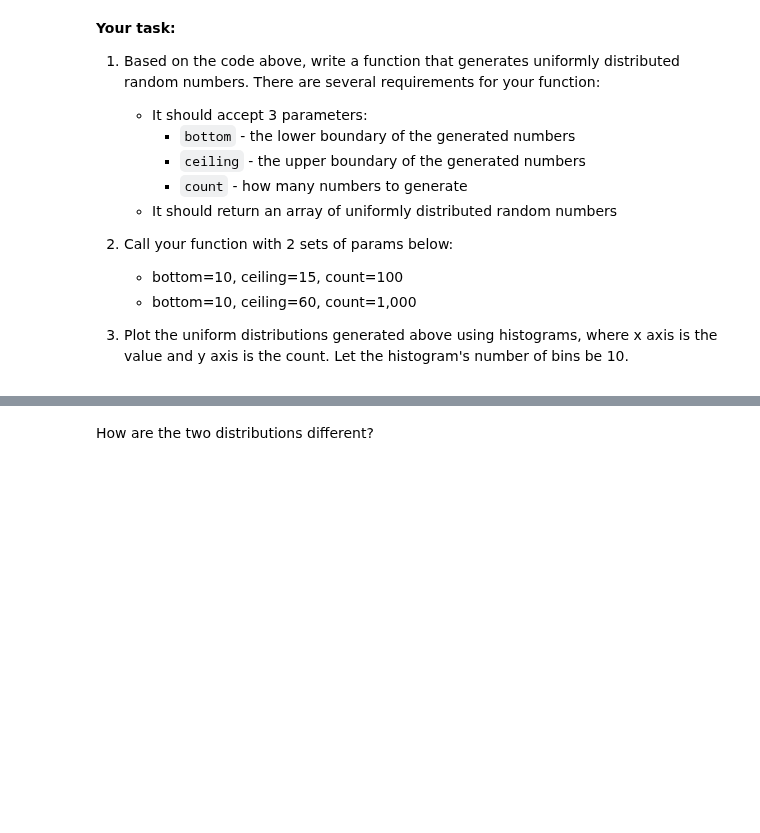
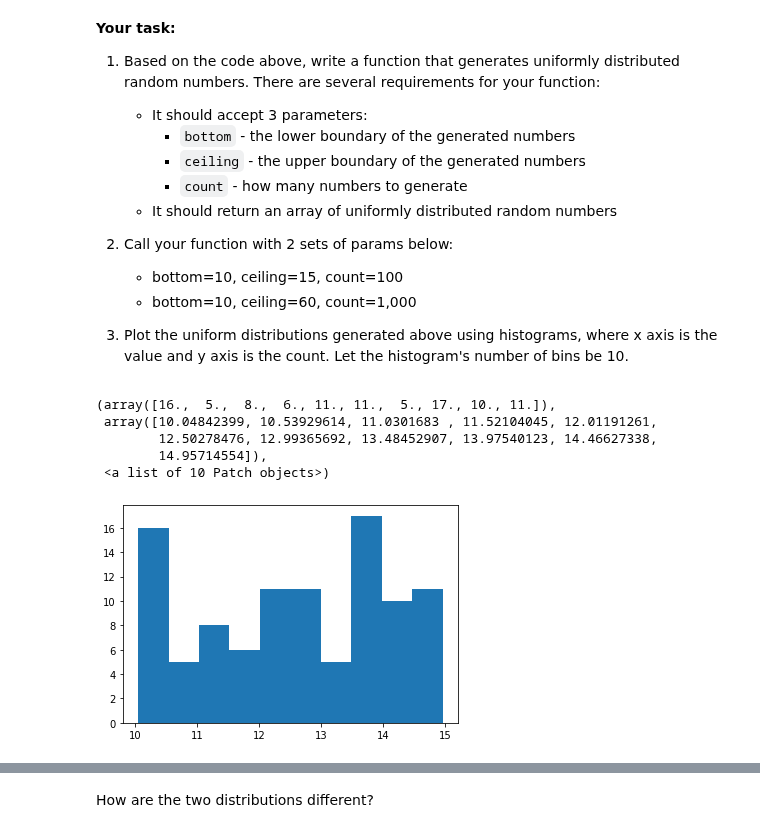
Before and after one commit to ta-datapt-bcn/lab-cont-probability-distribution, a Jupyter notebook: your_code/main.ipynb, the cells around one changed output, grey strips where cells are left out. Drawn from its saved outputs; the diff is of its cells as text; code cells hidden in the pictures; blank space fills up the shorter version.

```diff
--- a/your_code/main.ipynb
+++ b/your_code/main.ipynb
@@ -45,0 +50,18 @@ print(randoms)
+# %%
+# your code here
+
+def random_uniformed(bottom, ceiling, count):
+    x = uniform.rvs(size = count)
+    return (bottom + (ceiling - bottom) * x)
+# %%
+set_1 = random_uniformed(10, 15, 100)
+set_2 = random_uniformed(10, 60, 1000)
+# %%
+plt.hist(set_1, bins = 10)
+# %% [output]
+(array([16.,  5.,  8.,  6., 11., 11.,  5., 17., 10., 11.]),
+ array([10.04842399, 10.53929614, 11.0301683 , 11.52104045, 12.01191261,
+        12.50278476, 12.99365692, 13.48452907, 13.97540123, 14.46627338,
+        14.95714554]),
+ <a list of 10 Patch objects>)
+[figure, added]
```
Also changed, not shown: parts of 18 cells of this notebook, 1 other file.
